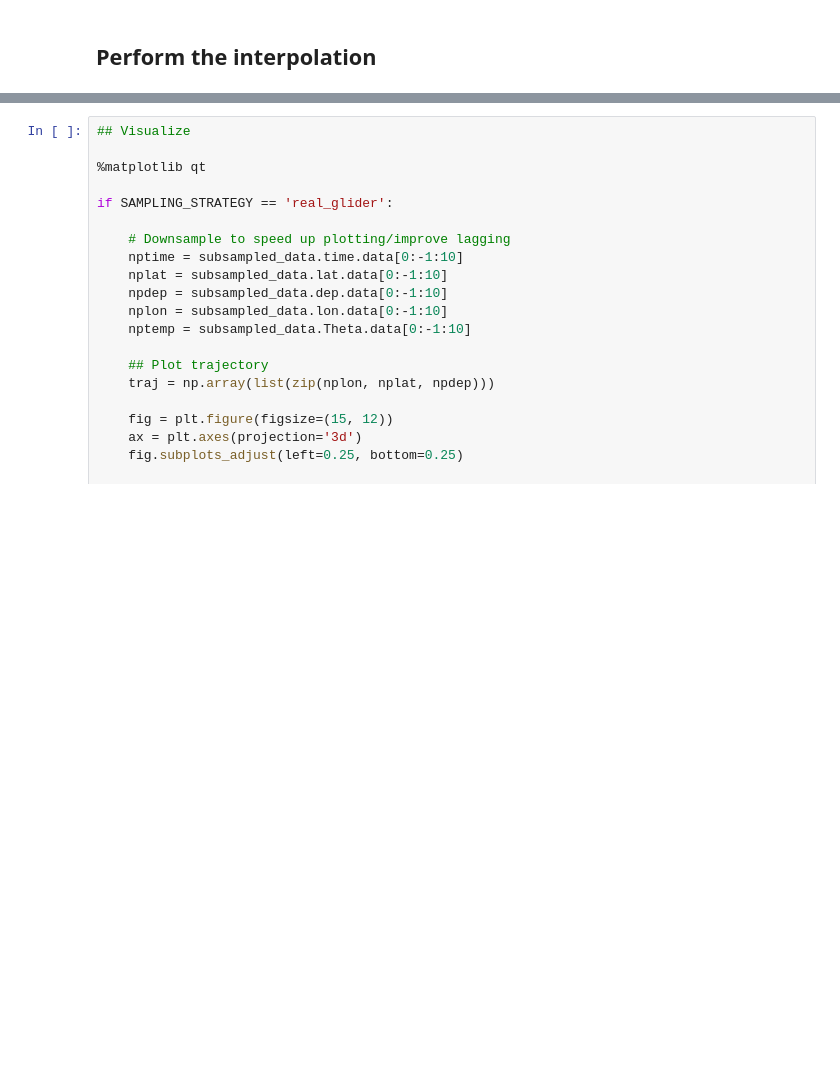
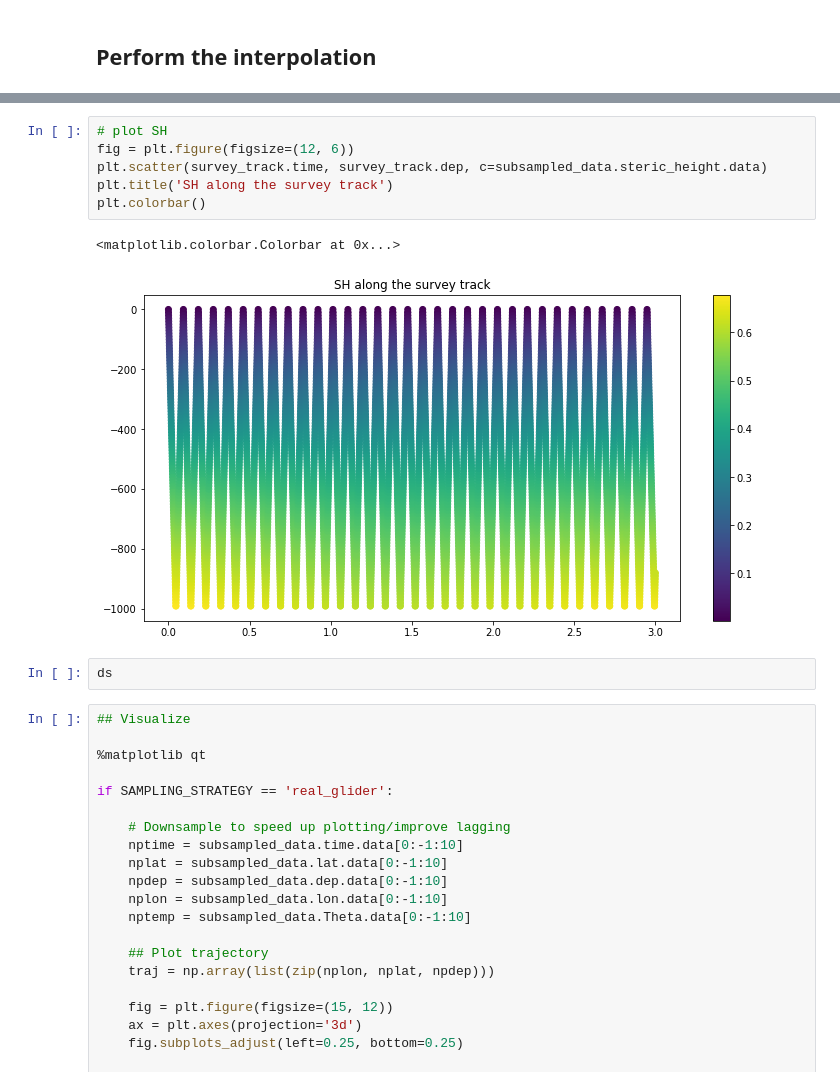
Before and after one commit to kdrushka/model-subsampling, a Jupyter notebook: final_project_updated.ipynb, the cells around one changed output, grey strips where cells are left out. Cells and saved outputs as stored; diff of their text form; blank space fills up the shorter version.

```diff
--- a/final_project_updated.ipynb
+++ b/final_project_updated.ipynb
@@ -329,3 +382,14 @@ plt.show()
+# %%
+# plot SH
+fig = plt.figure(figsize=(12, 6))
+plt.scatter(survey_track.time, survey_track.dep, c=subsampled_data.steric_height.data)
+plt.title('SH along the survey track')
+plt.colorbar()
+# %% [output]
+<matplotlib.colorbar.Colorbar at 0x...>
+[figure, added]
+# %%
+ds
 # %%
 ## Visualize
 
```
Also changed, not shown: parts of 13 cells of this notebook.
